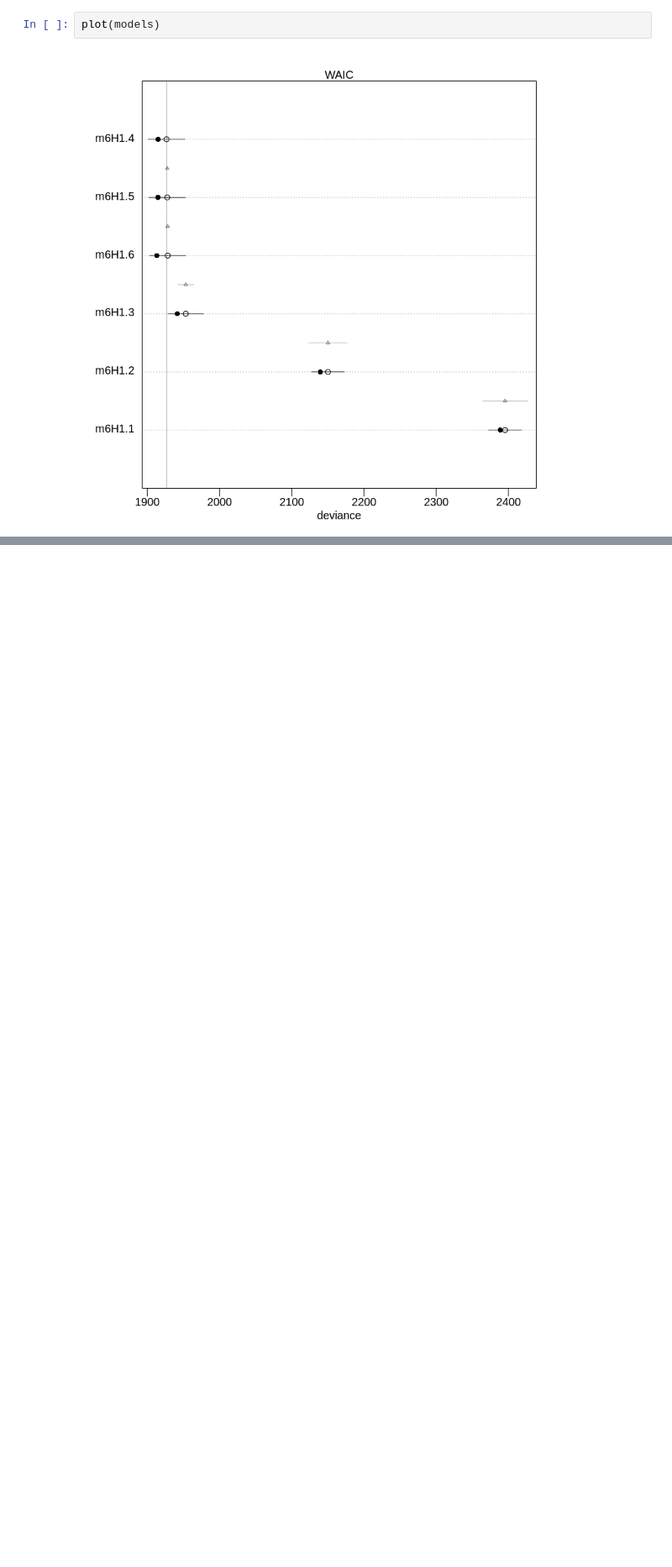
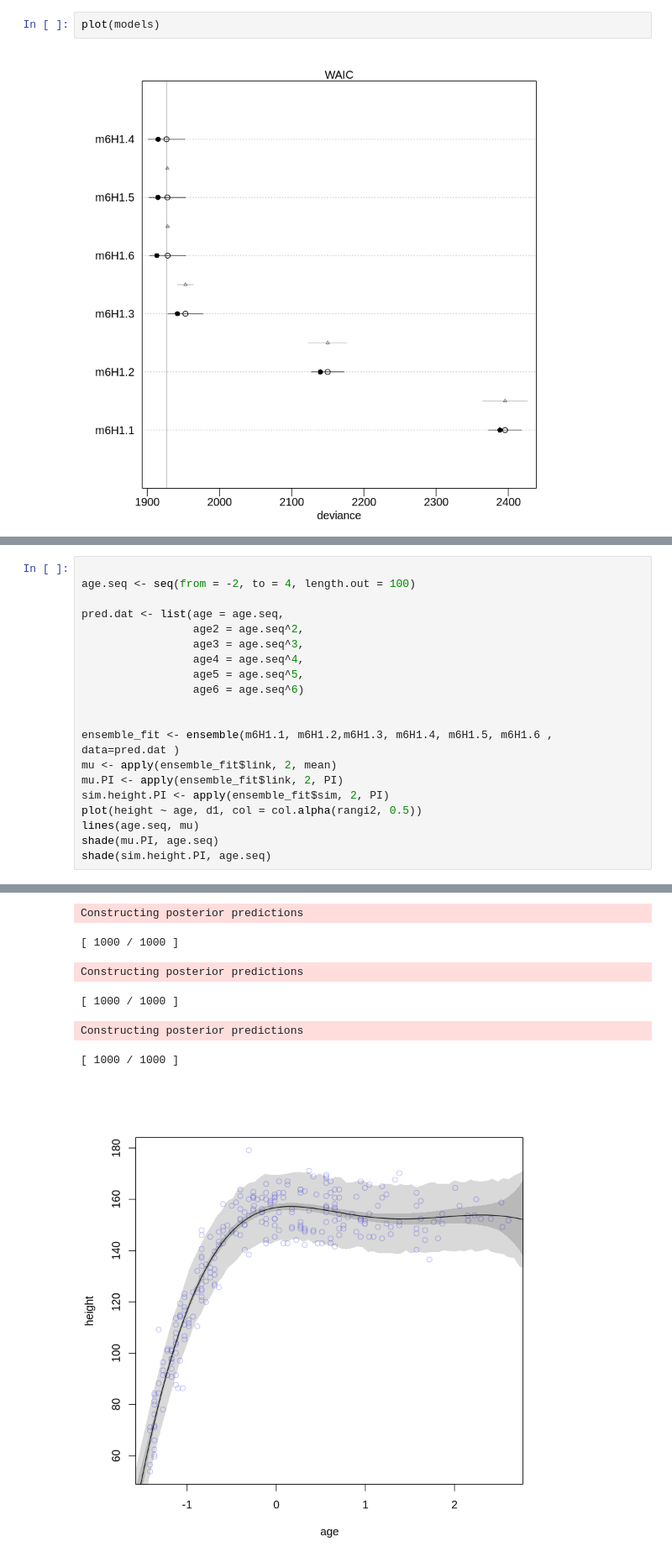
Before and after one commit to fifilura/notebooks, a Jupyter notebook: Rethinking/chapter 6 excercises.ipynb, the cells around one changed output, grey strips where cells are left out. Shown at 84% size. Cells and saved outputs as stored; diff of their text form; blank space fills up the shorter version.

```diff
--- a/Rethinking/chapter 6 excercises.ipynb
+++ b/Rethinking/chapter 6 excercises.ipynb
@@ -197,0 +427,21 @@ head(d1)
+# %%
+
+age.seq <- seq(from = -2, to = 4, length.out = 100)
+
+pred.dat <- list(age = age.seq,
+                 age2 = age.seq^2,
+                 age3 = age.seq^3,
+                 age4 = age.seq^4,
+                 age5 = age.seq^5,
+                 age6 = age.seq^6)
+
+
+ensemble_fit <- ensemble(m6H1.1, m6H1.2,m6H1.3, m6H1.4, m6H1.5, m6H1.6 , data=pred.dat )
+mu <- apply(ensemble_fit$link, 2, mean)
+mu.PI <- apply(ensemble_fit$link, 2, PI)
+sim.height.PI <- apply(ensemble_fit$sim, 2, PI)
+plot(height ~ age, d1, col = col.alpha(rangi2, 0.5))
+lines(age.seq, mu)
+shade(mu.PI, age.seq)
+shade(sim.height.PI, age.seq)
+# %% [output]
@@ -197,0 +454,7 @@ head(d1)
+Constructing posterior predictions
+[ 1000 / 1000 ]
+Constructing posterior predictions
+[ 1000 / 1000 ]
+Constructing posterior predictions
+[ 1000 / 1000 ]
+[figure, added]
```
Also changed, not shown: parts of 60 cells of this notebook, 5 other files.
